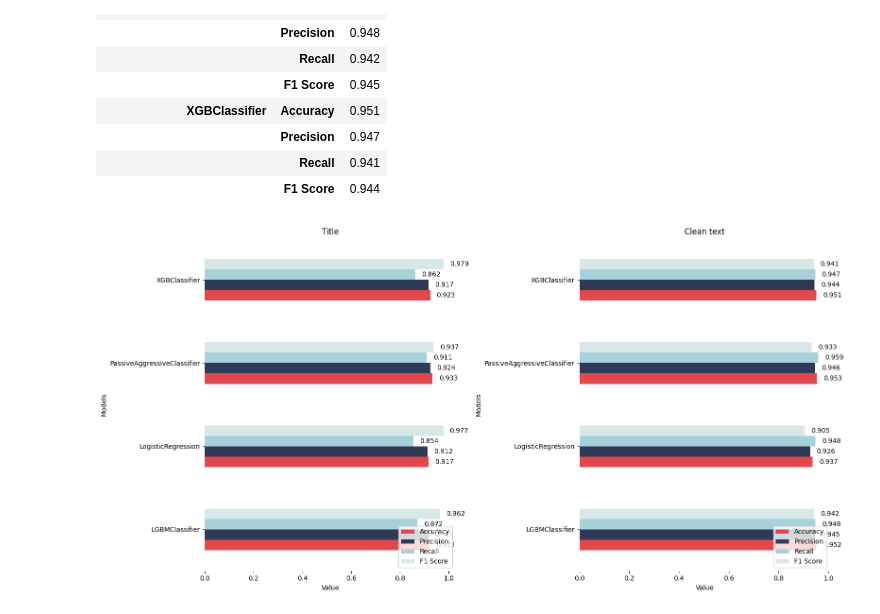
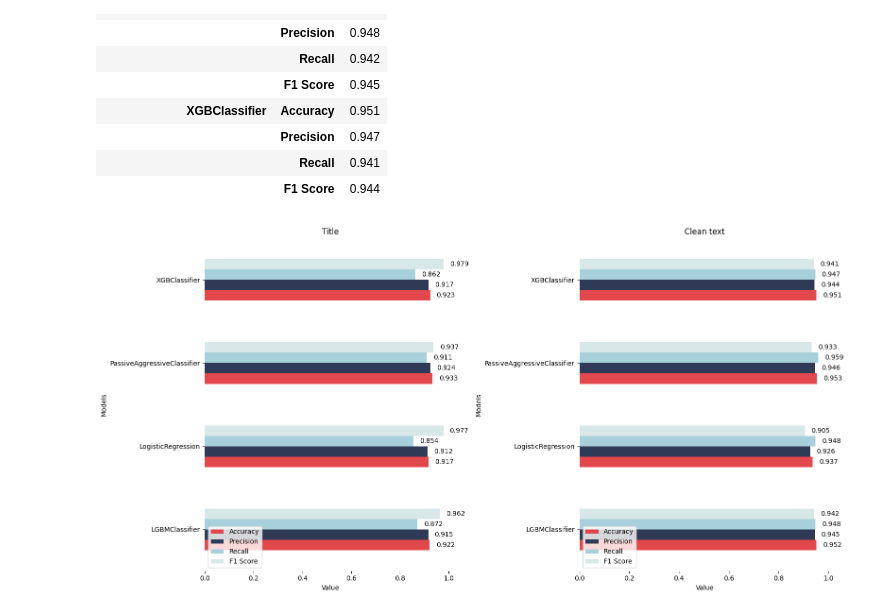
Before and after one commit to lvvittor/nlp, a Jupyter notebook: notebooks/classifier.ipynb, the cells around one changed output. Cells and saved outputs as stored; diff of their text form; code cells hidden in the pictures.

Commit message:
feat: compare metrics from clean_text vs title

```diff
--- a/notebooks/classifier.ipynb
+++ b/notebooks/classifier.ipynb
@@ -467,33 +467,33 @@ axes[0].spines['top'].set_visible(False)
 axes[0].spines['right'].set_visible(False)
 axes[0].spines['bottom'].set_visible(False)
 axes[0].spines['left'].set_visible(False)
-axes[0].legend(df_title.index.get_level_values(1).unique(), loc='lower right')
+axes[0].legend(df_title.index.get_level_values(1).unique(), loc='lower left')
 
 # Segundo subplot para el análisis de contenido
 df_clean_text_unstacked = df_clean_text.unstack(level='Model')
 df_clean_text_unstacked.columns = df_clean_text_unstacked.columns.droplevel()
 df_clean_text_unstacked = df_clean_text_unstacked.transpose()
 ax = df_clean_text_unstacked.plot(kind='barh', stacked=False, colormap=ListedColormap(colors[::-1]), ax=axes[1])
 
 for p in ax.patches:
     ax.annotate(f'{p.get_width():.3f}', (p.get_width(), p.get_y() + p.get_height() / 2.),
                 ha='left', va='center', xytext=(10, 0), textcoords='offset points')
 
 
 
 # Configurar el título y las etiquetas del segundo subplot
 axes[1].set_title('Clean text')
 axes[1].set_xlabel('Value')
 axes[1].set_ylabel('Models')
 axes[1].spines['top'].set_visible(False)
 axes[1].spines['right'].set_visible(False)
 axes[1].spines['bottom'].set_visible(False)
 axes[1].spines['left'].set_visible(False)
-axes[1].legend(df_clean_text.index.get_level_values(1).unique(), loc='lower right')
+axes[1].legend(df_clean_text.index.get_level_values(1).unique(), loc='lower left')
 
 # Ajustar el diseño para evitar solapamiento
 plt.tight_layout()
 # Mostrar los subplots
 plt.show()
 # %% [output]
-[figure, old version]
+[figure, new version]
```
